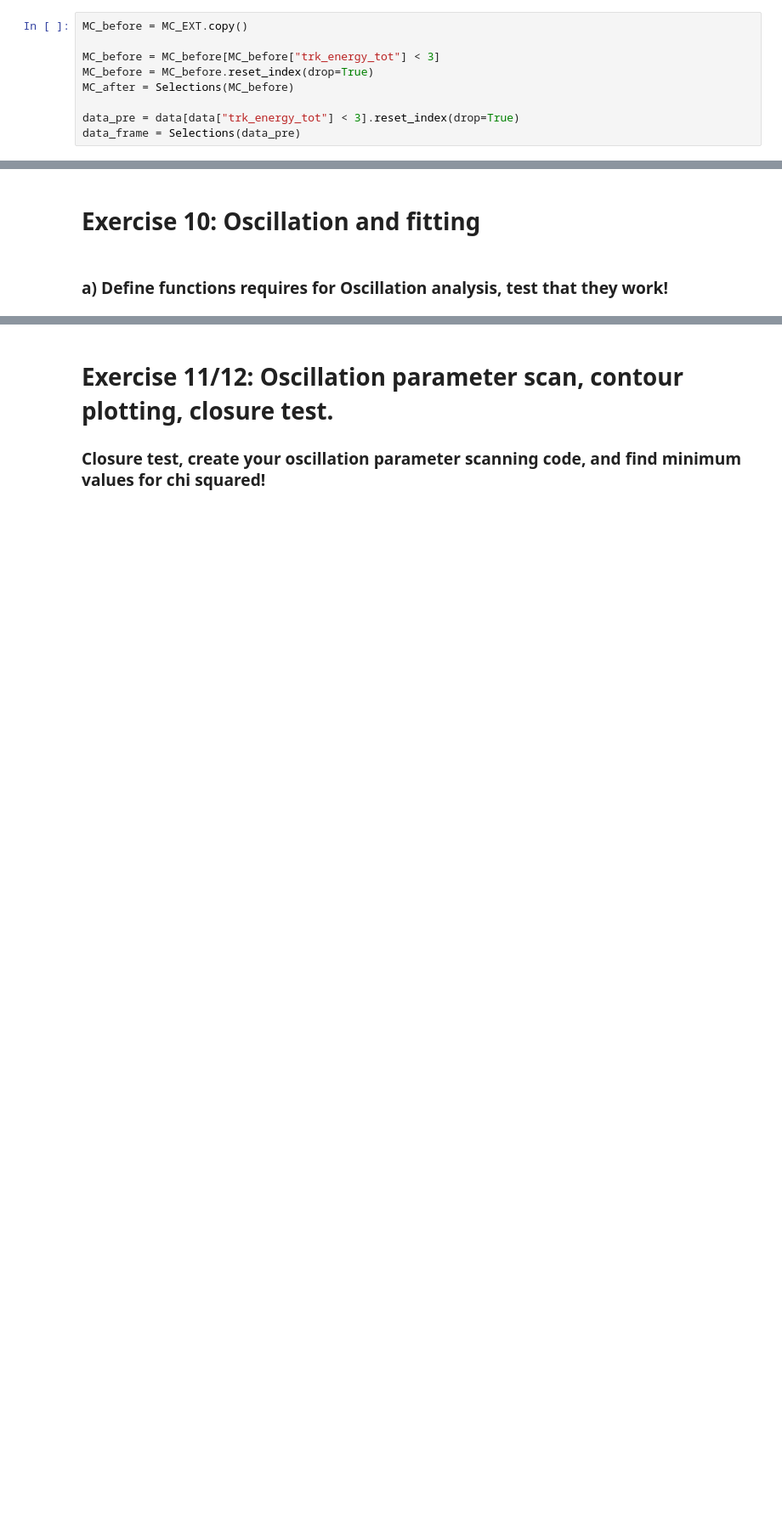
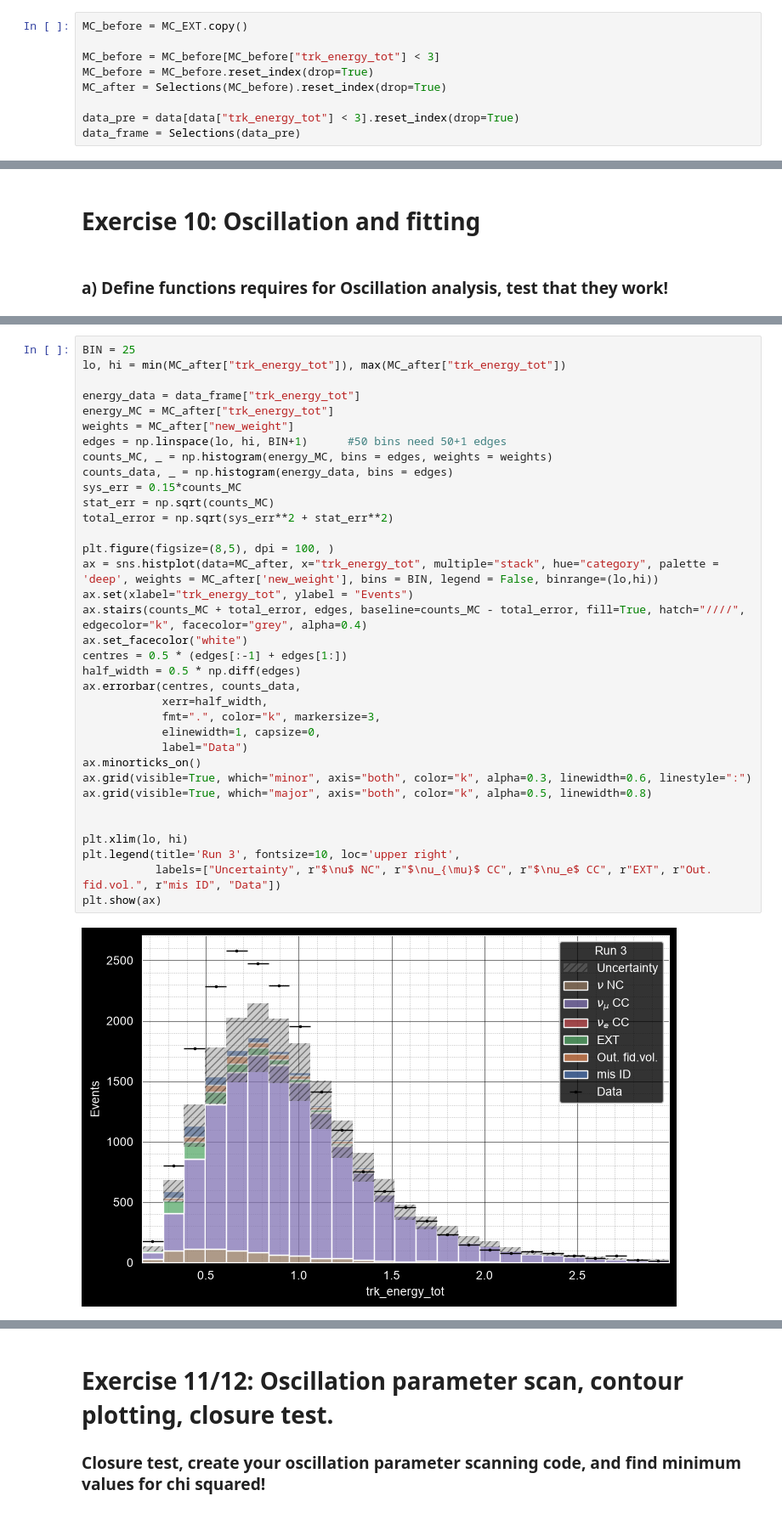
Before and after one commit to harrisonunwin/MicroBooNE_Lab, a Jupyter notebook: MainAnalysis_template.ipynb, the cells around one changed output, grey strips where cells are left out. Shown at 85% size. Cells and saved outputs as stored; diff of their text form; blank space fills up the shorter version.

```diff
--- a/MainAnalysis_template.ipynb
+++ b/MainAnalysis_template.ipynb
@@ -421,7 +423,7 @@ MC_before = MC_EXT.copy()
 
 MC_before = MC_before[MC_before["trk_energy_tot"] < 3]
 MC_before = MC_before.reset_index(drop=True)
-MC_after = Selections(MC_before)
+MC_after = Selections(MC_before).reset_index(drop=True)
 
 data_pre = data[data["trk_energy_tot"] < 3].reset_index(drop=True)
 data_frame = Selections(data_pre)
@@ -597,2 +618,39 @@ def Oscillation(theta,m1,m2,L,E):
+# %%
+BIN = 25
+lo, hi = min(MC_after["trk_energy_tot"]), max(MC_after["trk_energy_tot"])
+
+energy_data = data_frame["trk_energy_tot"]
+energy_MC = MC_after["trk_energy_tot"]
+weights = MC_after["new_weight"]
+edges = np.linspace(lo, hi, BIN+1)      #50 bins need 50+1 edges
+counts_MC, _ = np.histogram(energy_MC, bins = edges, weights = weights)
+counts_data, _ = np.histogram(energy_data, bins = edges)
+sys_err = 0.15*counts_MC
+stat_err = np.sqrt(counts_MC)
+total_error = np.sqrt(sys_err**2 + stat_err**2)
+
+plt.figure(figsize=(8,5), dpi = 100, )
+ax = sns.histplot(data=MC_after, x="trk_energy_tot", multiple="stack", hue="category", palette = 'deep', weights = MC_after['new_weight'], bins = BIN, legend = False, binrange=(lo,hi))
+ax.set(xlabel="trk_energy_tot", ylabel = "Events")
+ax.stairs(counts_MC + total_error, edges, baseline=counts_MC - total_error, fill=True, hatch="////", edgecolor="k", facecolor="grey", alpha=0.4)
+ax.set_facecolor("white")
+centres = 0.5 * (edges[:-1] + edges[1:])
+half_width = 0.5 * np.diff(edges)
+ax.errorbar(centres, counts_data,
+            xerr=half_width,
+            fmt=".", color="k", markersize=3,
+            elinewidth=1, capsize=0,
+            label="Data")
+ax.minorticks_on()
+ax.grid(visible=True, which="minor", axis="both", color="k", alpha=0.3, linewidth=0.6, linestyle=":")
+ax.grid(visible=True, which="major", axis="both", color="k", alpha=0.5, linewidth=0.8)
+
+
+plt.xlim(lo, hi)
+plt.legend(title='Run 3', fontsize=10, loc='upper right',
+           labels=["Uncertainty", r"$\nu$ NC", r"$\nu_{\mu}$ CC", r"$\nu_e$ CC", r"EXT", r"Out. fid.vol.", r"mis ID", "Data"])
+plt.show(ax)
+# %% [output]
+[figure, added]
 # %%
 # chi squared function
```
Also changed, not shown: parts of 17 cells of this notebook.
